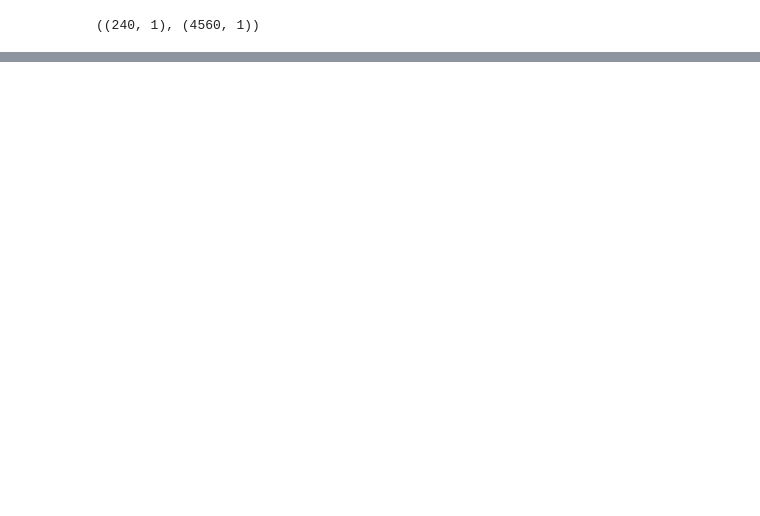
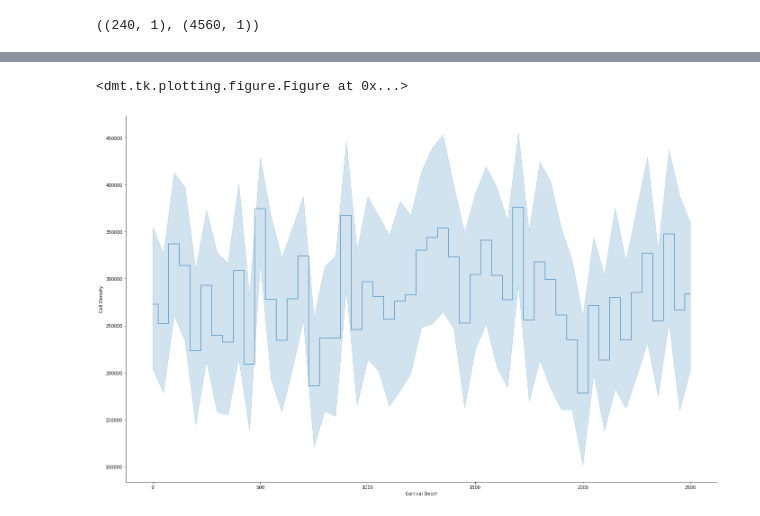
Before and after one commit to BlueBrain/DMT, a Jupyter notebook: v2/neuro_dmt/library/users/visood/sscx_dissemination/circuit_composition.ipynb, the cells around one changed output, grey strips where cells are left out. Saved outputs shown, nothing was run; the diff lists cells and outputs as text; code cells hidden in the pictures; blank space fills up the shorter version.

```diff
--- a/v2/neuro_dmt/library/users/visood/sscx_dissemination/circuit_composition.ipynb
+++ b/v2/neuro_dmt/library/users/visood/sscx_dissemination/circuit_composition.ipynb
@@ -457,0 +520,7 @@ mtype_cell_density_analysis_report =\
+# %%
+cell_density_by_depth_measurement =\
+    cell_density_by_depth_analysis.get_measurement(
+        mock_circuit_model,
+        adapter
+)
+cell_density_by_depth_measurement["data"].head()
@@ -457,0 +585,6 @@ mtype_cell_density_analysis_report =\
+# %%
+from dmt.data.observation import measurement
+
+measurement.Measurement.load(
+    cell_density_by_depth_measurement["data"]
+)
@@ -457,0 +806,12 @@ mtype_cell_density_analysis_report =\
+# %%
+line_plot = LinePlot(
+    xvar=("depth", "begin"),
+    xlabel="Cortical Depth",
+    yvar=cell_density_phenomenon.label,
+    ylabel=cell_density_phenomenon.name,
+    drawstyle="steps-mid")
+# %%
+line_plot.get_figure(cell_density_by_depth_measurement["data"])
+# %% [output]
+<dmt.tk.plotting.figure.Figure at 0x...>
+[figure, added]
```
Also changed, not shown: parts of 60 cells of this notebook, 7 other files.
